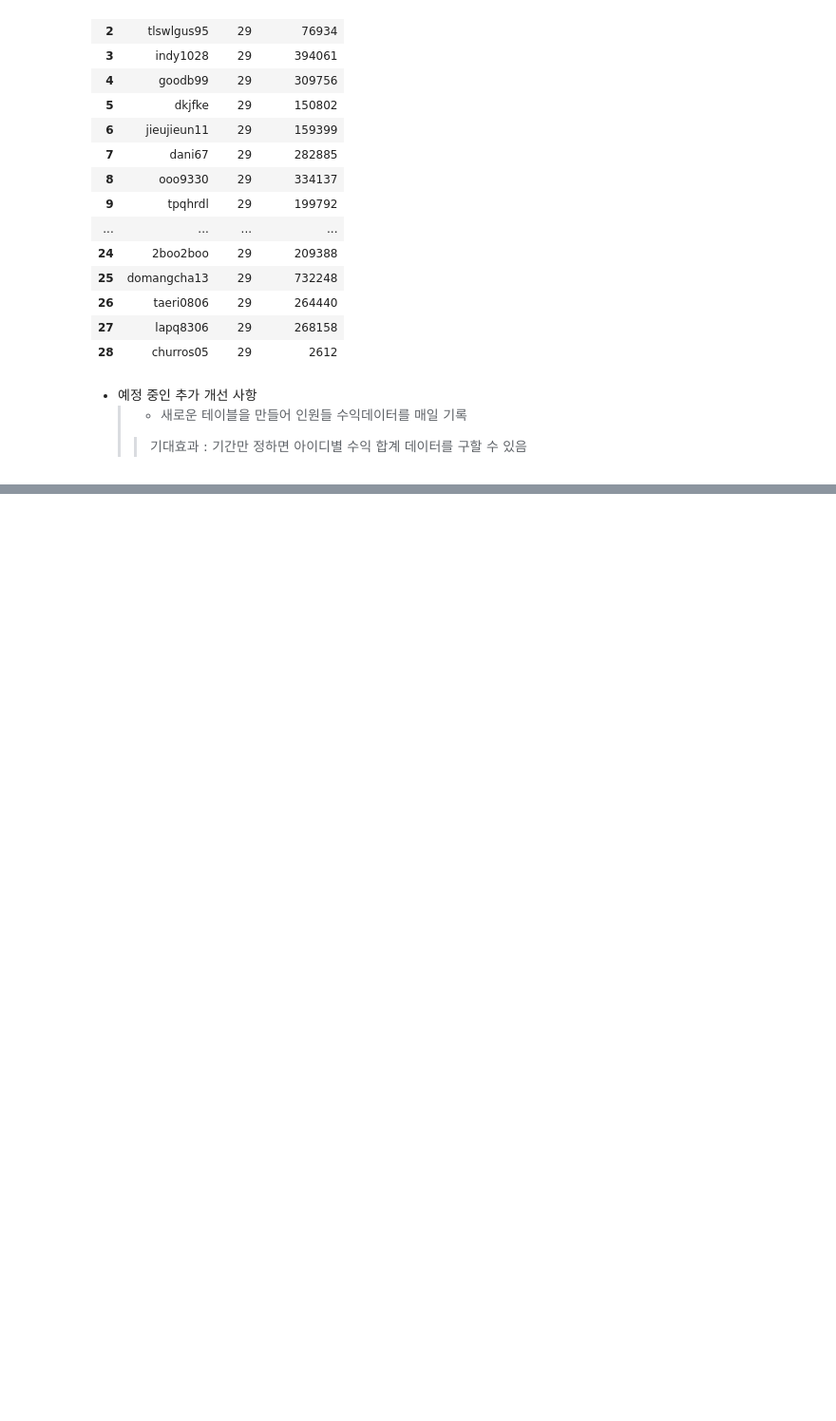
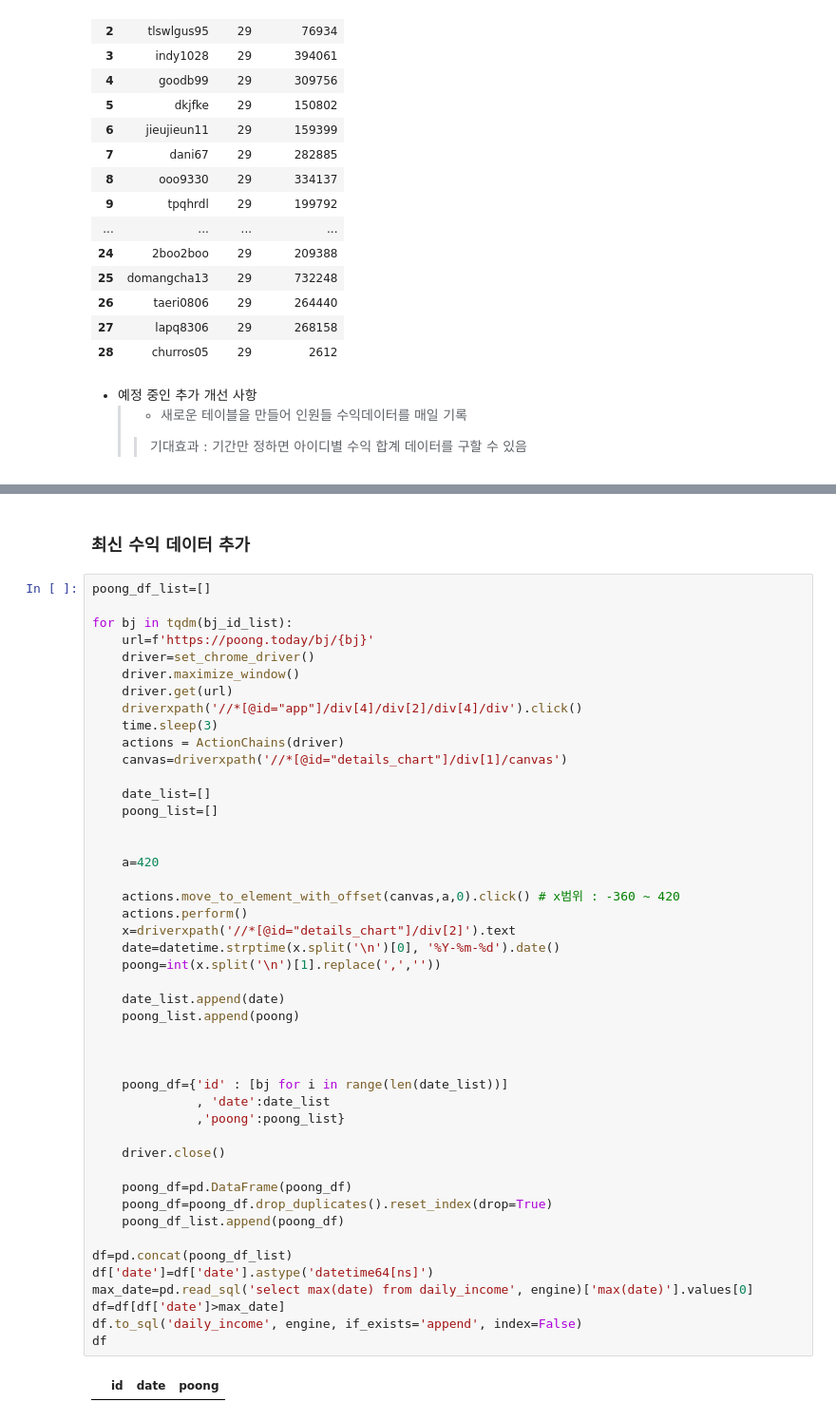
Before and after one commit to masche14/Sooni_poong_sum, a Jupyter notebook: sumpoong.ipynb, the cells around one changed output, grey strips where cells are left out. Shown: that part at 95% size. Saved outputs shown, nothing was run; the diff lists cells and outputs as text; blank space fills up the shorter version.

```diff
--- a/sumpoong.ipynb
+++ b/sumpoong.ipynb
@@ -586,0 +673,50 @@ user를 입력하세요. :  root
+# %% [markdown]
+### 최신 수익 데이터 추가
+# %%
+poong_df_list=[]
+
+for bj in tqdm(bj_id_list):
+    url=f'https://poong.today/bj/{bj}'
+    driver=set_chrome_driver()
+    driver.maximize_window()
+    driver.get(url)
+    driverxpath('//*[@id="app"]/div[4]/div[2]/div[4]/div').click()
+    time.sleep(3)
+    actions = ActionChains(driver)
+    canvas=driverxpath('//*[@id="details_chart"]/div[1]/canvas')
+
+    date_list=[]
+    poong_list=[]
+
+
+    a=420
+
+    actions.move_to_element_with_offset(canvas,a,0).click() # x범위 : -360 ~ 420
+    actions.perform()
+    x=driverxpath('//*[@id="details_chart"]/div[2]').text
+    date=datetime.strptime(x.split('\n')[0], '%Y-%m-%d').date()
+    poong=int(x.split('\n')[1].replace(',',''))
+
+    date_list.append(date)
+    poong_list.append(poong)
+
+
+
+    poong_df={'id' : [bj for i in range(len(date_list))]
+              , 'date':date_list
+              ,'poong':poong_list}
+
+    driver.close()
+
+    poong_df=pd.DataFrame(poong_df)
+    poong_df=poong_df.drop_duplicates().reset_index(drop=True)
+    poong_df_list.append(poong_df)
+
+df=pd.concat(poong_df_list)
+df['date']=df['date'].astype('datetime64[ns]')
+max_date=pd.read_sql('select max(date) from daily_income', engine)['max(date)'].values[0]
+df=df[df['date']>max_date]
+df.to_sql('daily_income', engine, if_exists='append', index=False)
+df
+# %% [output]
+|  | id | date | poong |
```
Also changed, not shown: parts of 6 cells of this notebook, 1 other file.
